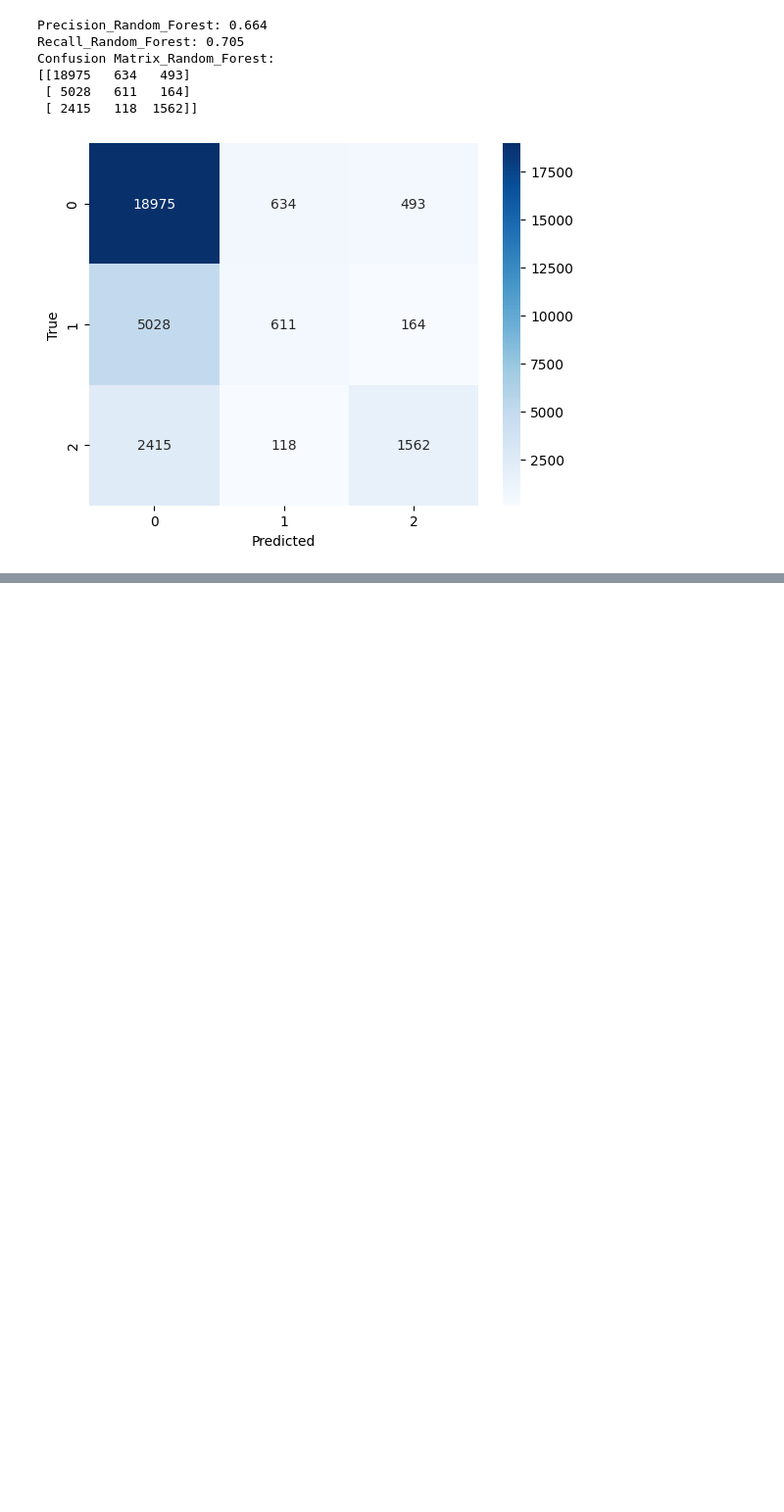
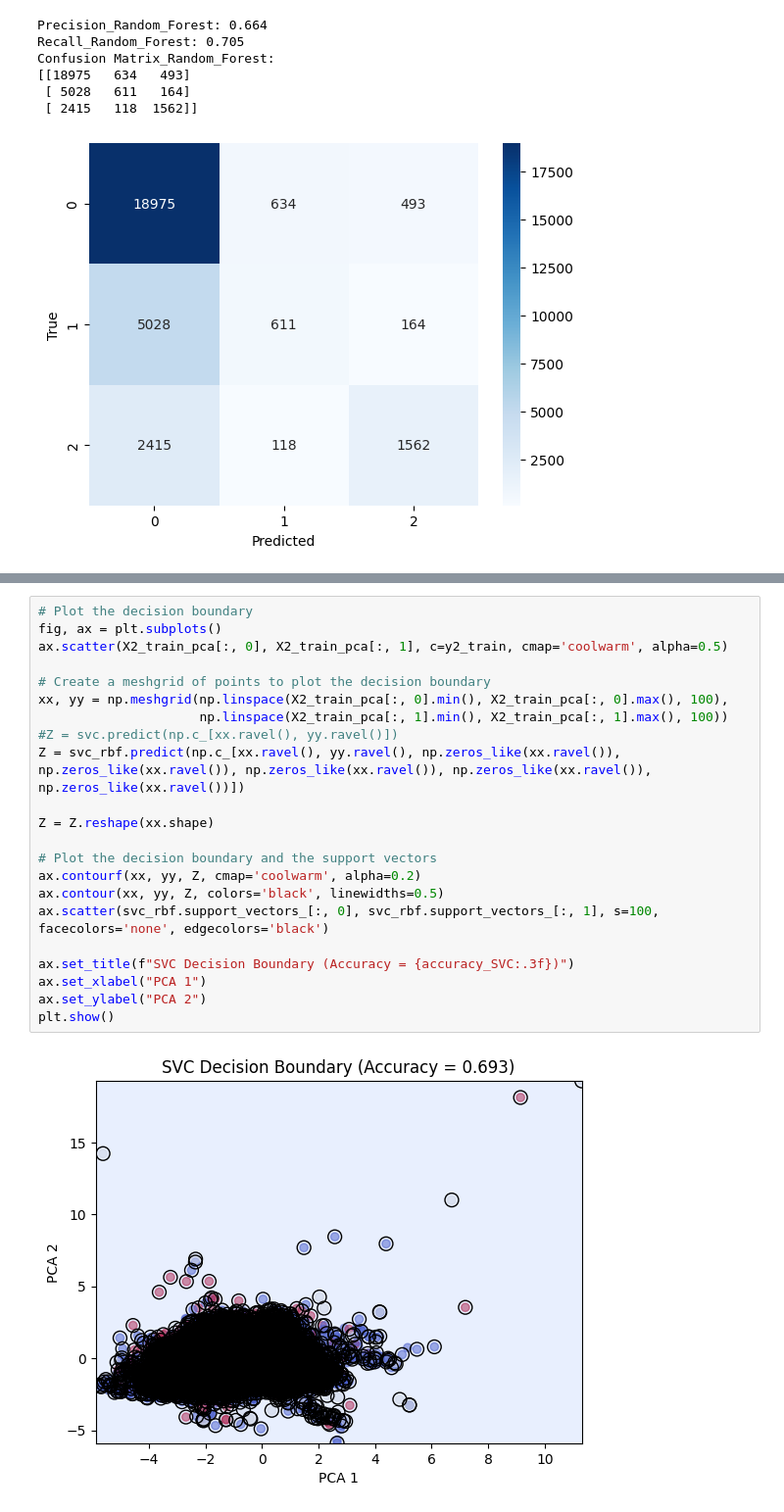
Before and after one commit to sparab2/ML_Project_Traffic, a Jupyter notebook: Project_Final.ipynb, the cells around one changed output, grey strips where cells are left out. Shown at 98% size. Saved outputs shown, nothing was run; the diff lists cells and outputs as text; blank space fills up the shorter version.

```diff
--- a/Project_Final.ipynb
+++ b/Project_Final.ipynb
@@ -432,0 +433,24 @@ Confusion Matrix_SVC:
+# %%
+# Plot the decision boundary
+fig, ax = plt.subplots()
+ax.scatter(X2_train_pca[:, 0], X2_train_pca[:, 1], c=y2_train, cmap='coolwarm', alpha=0.5)
+
+# Create a meshgrid of points to plot the decision boundary
+xx, yy = np.meshgrid(np.linspace(X2_train_pca[:, 0].min(), X2_train_pca[:, 0].max(), 100),
+                     np.linspace(X2_train_pca[:, 1].min(), X2_train_pca[:, 1].max(), 100))
+#Z = svc.predict(np.c_[xx.ravel(), yy.ravel()])
+Z = svc_rbf.predict(np.c_[xx.ravel(), yy.ravel(), np.zeros_like(xx.ravel()), np.zeros_like(xx.ravel()), np.zeros_like(xx.ravel()), np.zeros_like(xx.ravel()), np.zeros_like(xx.ravel())])
+
+Z = Z.reshape(xx.shape)
+
+# Plot the decision boundary and the support vectors
+ax.contourf(xx, yy, Z, cmap='coolwarm', alpha=0.2)
+ax.contour(xx, yy, Z, colors='black', linewidths=0.5)
+ax.scatter(svc_rbf.support_vectors_[:, 0], svc_rbf.support_vectors_[:, 1], s=100, facecolors='none', edgecolors='black')
+
+ax.set_title(f"SVC Decision Boundary (Accuracy = {accuracy_SVC:.3f})")
+ax.set_xlabel("PCA 1")
+ax.set_ylabel("PCA 2")
+plt.show()
+# %% [output]
+[figure, added]
```
Also changed, not shown: parts of 7 cells of this notebook.
